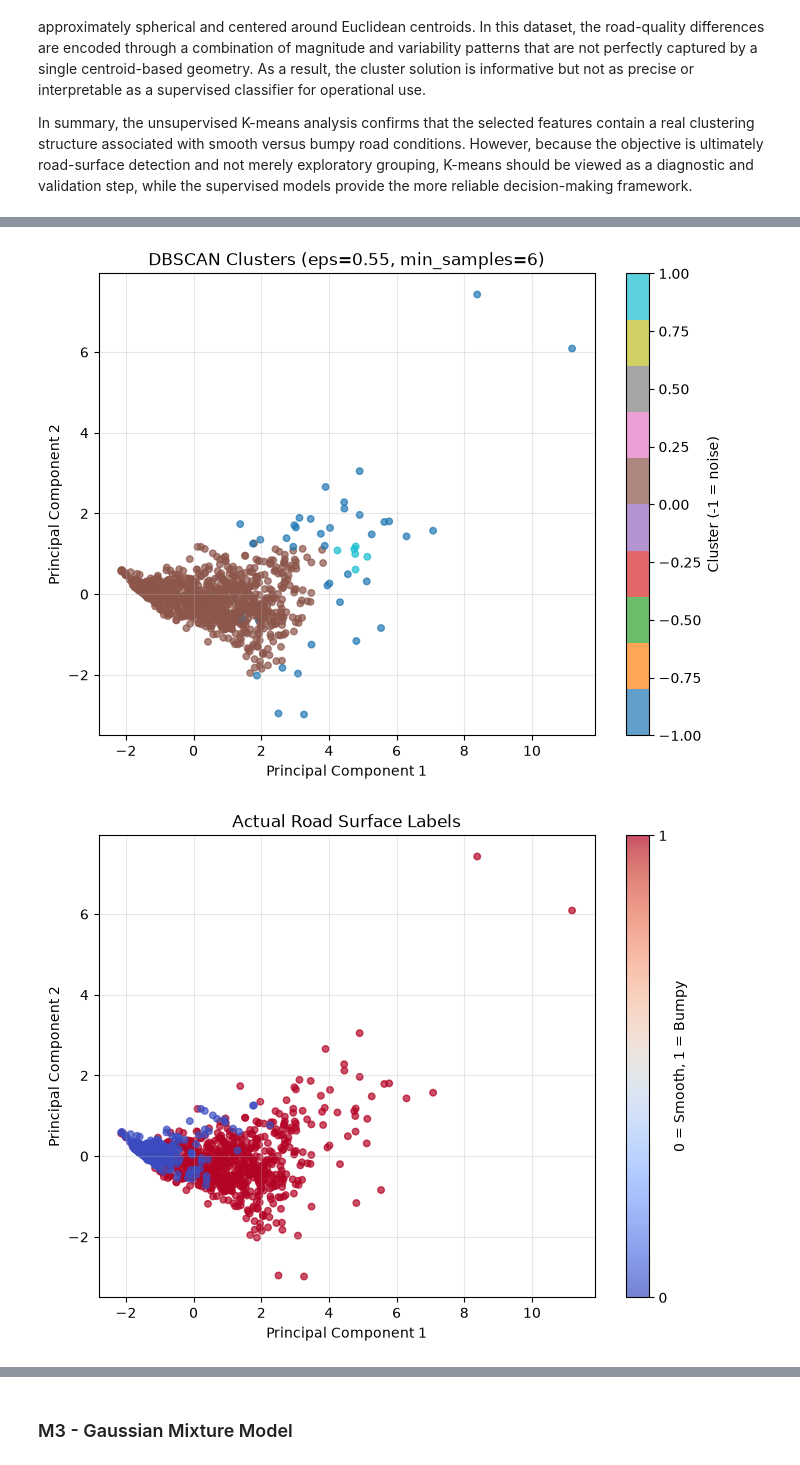
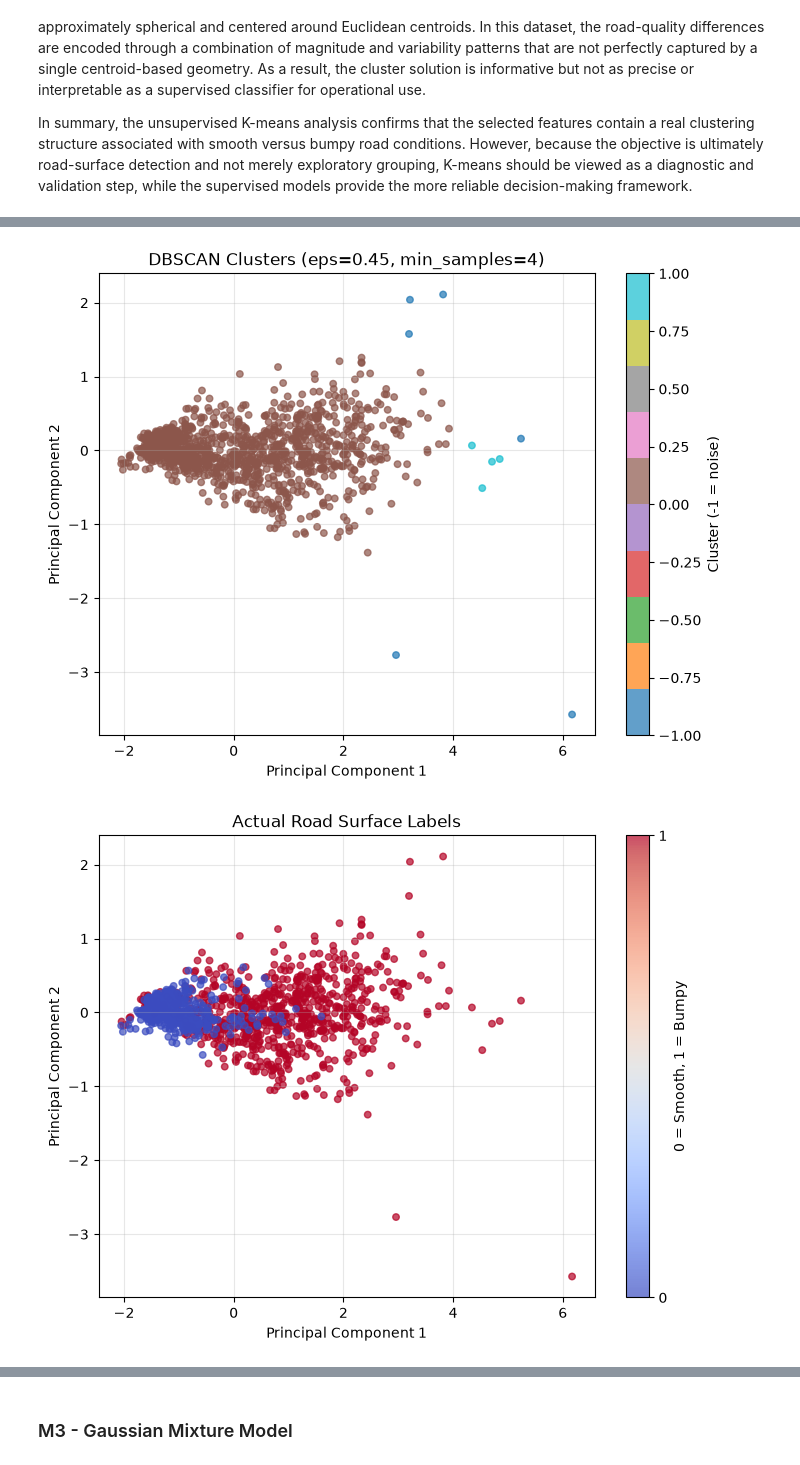
Before and after one commit to dhafinrizaldi/tue-5are0-bike-lane-quality, a Jupyter notebook: group11.ipynb, the cells around one changed output, grey strips where cells are left out. Drawn from its saved outputs; the diff is of its cells as text; code cells hidden in the pictures.

Commit message:
Move train test split before normalization

```diff
--- a/group11.ipynb
+++ b/group11.ipynb
@@ -348,14 +435,34 @@ FEATURE_COLUMNS =  [
     "gyro_mag",
     "g_mag",
 ]
-def normalize_per_device(df: pd.DataFrame) -> pd.DataFrame:
+
+def normalize_per_device(df: pd.DataFrame, train_recordings) -> pd.DataFrame:
+    """
+    Standardizes each magnitude within a device.
+
+    The mean and standard deviation are computed over the training recordings
+    only and then applied to every recording, so that no quantity derived from
+    the held-out rides is used to build the features.
+
+    :param df: flat dataframe with a 'device' and a 'measurement_id' column
+    :param train_recordings: measurement ids the statistics may be fitted on
+    """
     df = df.copy()
 
-    df[FEATURE_COLUMNS] =  df.groupby("device")[FEATURE_COLUMNS].transform(lambda s: (s - s.mean()) / s.std())
+    statistics = (
+        df[df["measurement_id"].isin(train_recordings)]
+        .groupby("device")[FEATURE_COLUMNS]
+        .agg(["mean", "std"])
+    )
+
+    for column in FEATURE_COLUMNS:
+        mean = df["device"].map(statistics[(column, "mean")])
+        std = df["device"].map(statistics[(column, "std")])
+        df[column] = (df[column] - mean) / std
 
     return df
 
-df_norm = normalize_per_device(df)
+df_norm = normalize_per_device(df, TRAIN_RECORDINGS)
 plot_sensor_device_grid(df_norm)
 print(plot_magnitude_variations_per_device(df_norm))
 # %% [output]
@@ -1079,7 +1172,7 @@ print(f"\nNumber of samples: {len(X_scaled)}")
 
 
 # k-distance plot
-min_samples = 6
+min_samples = 4   # the 2 x n_features rule of thumb, with 2 selected features
 
 neighbors = NearestNeighbors(n_neighbors=min_samples)
 neighbors.fit(X_scaled)
@@ -1155,7 +1248,7 @@ print(
 
 
 # Final window-level DBSCAN
-eps = 0.55
+eps = 0.45
 
 dbscan = DBSCAN(
     eps=eps,
@@ -1302,5 +1395,5 @@ Silhouette Score: 0.606
-[figure, old version]
+[figure, new version]
-[figure, old version]
+[figure, new version]
 # %% [markdown]
 #### Window-Level Results
 
```
Also changed, not shown: parts of 34 cells of this notebook.
